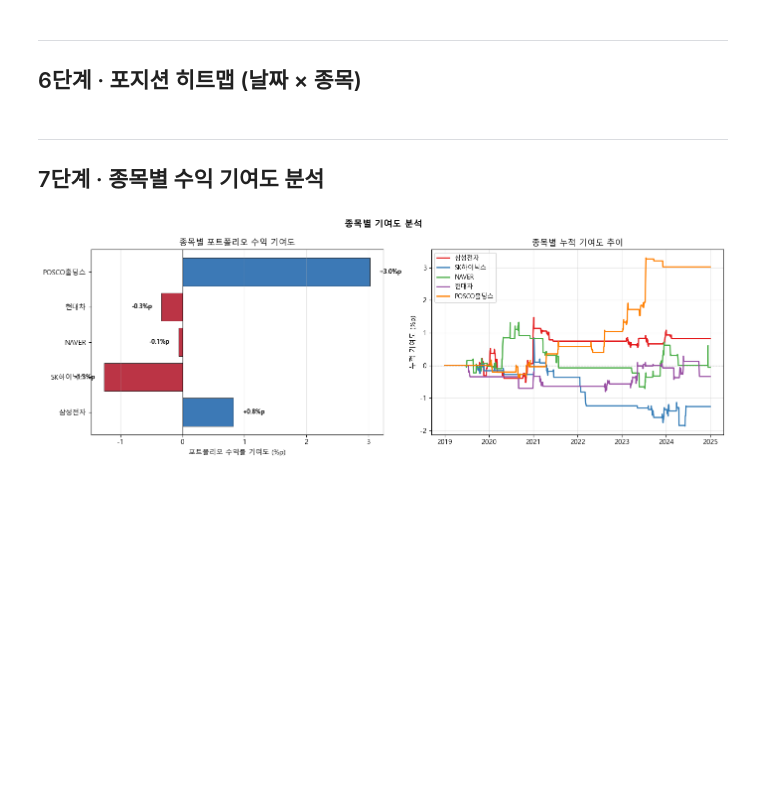
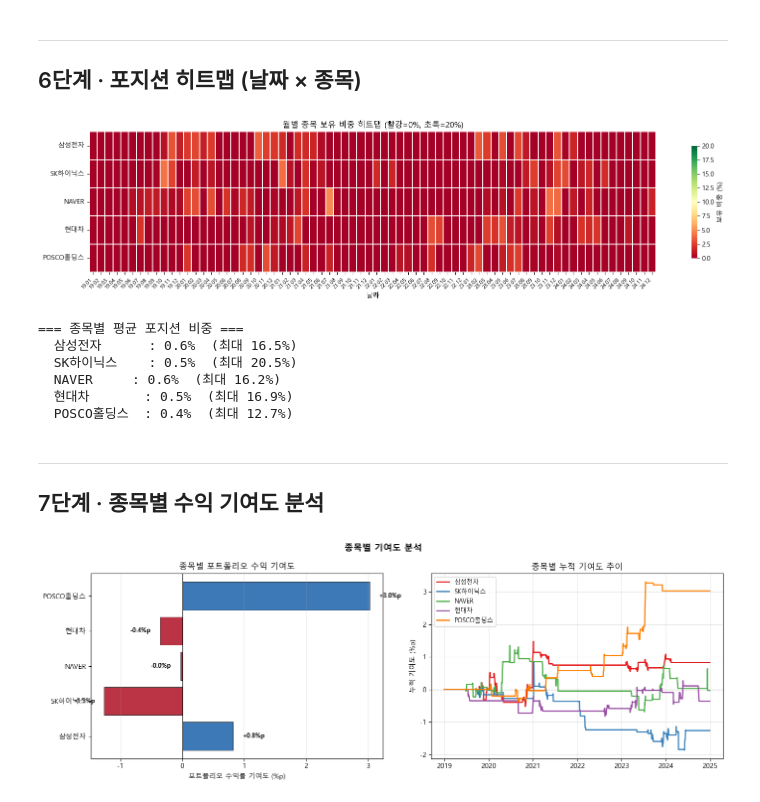
Before and after one commit to techshin31/test_stock, a Jupyter notebook: analysis/analysis_good593/study_vectorbt/10_포트폴리오_백테스팅.ipynb, the cells around one changed output. Cells and saved outputs as stored; diff of their text form; code cells hidden in the pictures; blank space fills up the shorter version.

```diff
--- a/analysis/analysis_good593/study_vectorbt/10_포트폴리오_백테스팅.ipynb
+++ b/analysis/analysis_good593/study_vectorbt/10_포트폴리오_백테스팅.ipynb
@@ -80,26 +84,17 @@ ADX threshold=25.0, scale=30.0
 ---
 ## 1단계 · 5종목 데이터 로드
 # %%
-df_raw = yf.download(CODES, start=START, end=END, auto_adjust=True, progress=False)
+data = load_portfolio_data(TICKERS, start=START, end=END)
 
-name_map = {v: k for k, v in TICKERS.items()}
-
-close_df  = df_raw['Close'].rename(columns=name_map)
-high_df   = df_raw['High'].rename(columns=name_map)
-low_df    = df_raw['Low'].rename(columns=name_map)
-volume_df = df_raw['Volume'].rename(columns=name_map)
-
-# 결측값 처리: 공휴일·서킷브레이커 등 forward fill
-close_df  = close_df[NAMES].ffill().dropna()
-high_df   = high_df[NAMES].ffill().dropna()
-low_df    = low_df[NAMES].ffill().dropna()
-volume_df = volume_df[NAMES].fillna(0)
+close_df  = data['close']
+high_df   = data['high']
+low_df    = data['low']
+volume_df = data['volume']
 
 print(f'기간  : {close_df.index[0].date()} ~ {close_df.index[-1].date()}')
 print(f'거래일: {len(close_df)}일')
 print()
 
-# 종목별 가격 변화
 print('=== 종목별 시작가 → 종가 (수익률) ===')
 for name in NAMES:
     s = close_df[name].iloc[0]
@@ -315,33 +195,15 @@ print(df_perf.to_string())
 ---
 ## 6단계 · 포지션 히트맵 (날짜 × 종목)
 # %%
-# 실제 포트폴리오 비중 (asset_value / total_value) — asset_vals는 앞 셀에서 생성됨
-weights = asset_vals.div(val_09, axis=0).clip(0, 1) * 100   # %
-
-# 월별 평균으로 압축 (일별은 너무 조밀) — 'M' = 구버전 pandas month-end alias
-weights_m = weights.resample('M').mean()
-
-fig, ax = plt.subplots(figsize=(16, 4))
-sns.heatmap(
-    weights_m.T,
-    ax=ax,
-    cmap='RdYlGn',
-    vmin=0, vmax=20,
-    linewidths=0.3,
-    cbar_kws={'label': '보유 비중 (%)', 'shrink': 0.8},
-    xticklabels=[d.strftime('%y.%m') for d in weights_m.index],
-)
-ax.set_title('월별 종목 보유 비중 히트맵 (빨강=0%, 초록=20%)', fontsize=12)
-ax.set_xlabel('날짜')
-ax.set_ylabel('')
-plt.xticks(rotation=45, ha='right', fontsize=8)
-plt.tight_layout()
-plt.show()
-
-print('\n=== 종목별 평균 포지션 비중 ===')
-avg_w = weights.mean()
-for name in NAMES:
-    print(f'  {name:10s}: {avg_w[name]:.1f}%  (최대 {weights[name].max():.1f}%)')
+plot_weight_heatmap(pf_09, names=NAMES)
+# %% [output]
+[figure, added]
+=== 종목별 평균 포지션 비중 ===
+  삼성전자      : 0.6%  (최대 16.5%)
+  SK하이닉스    : 0.5%  (최대 20.5%)
+  NAVER     : 0.6%  (최대 16.2%)
+  현대차       : 0.5%  (최대 16.9%)
+  POSCO홀딩스  : 0.4%  (최대 12.7%)
 # %% [markdown]
 ---
 ## 7단계 · 종목별 수익 기여도 분석
```
Also changed, not shown: parts of 8 cells of this notebook, 19 other files.
